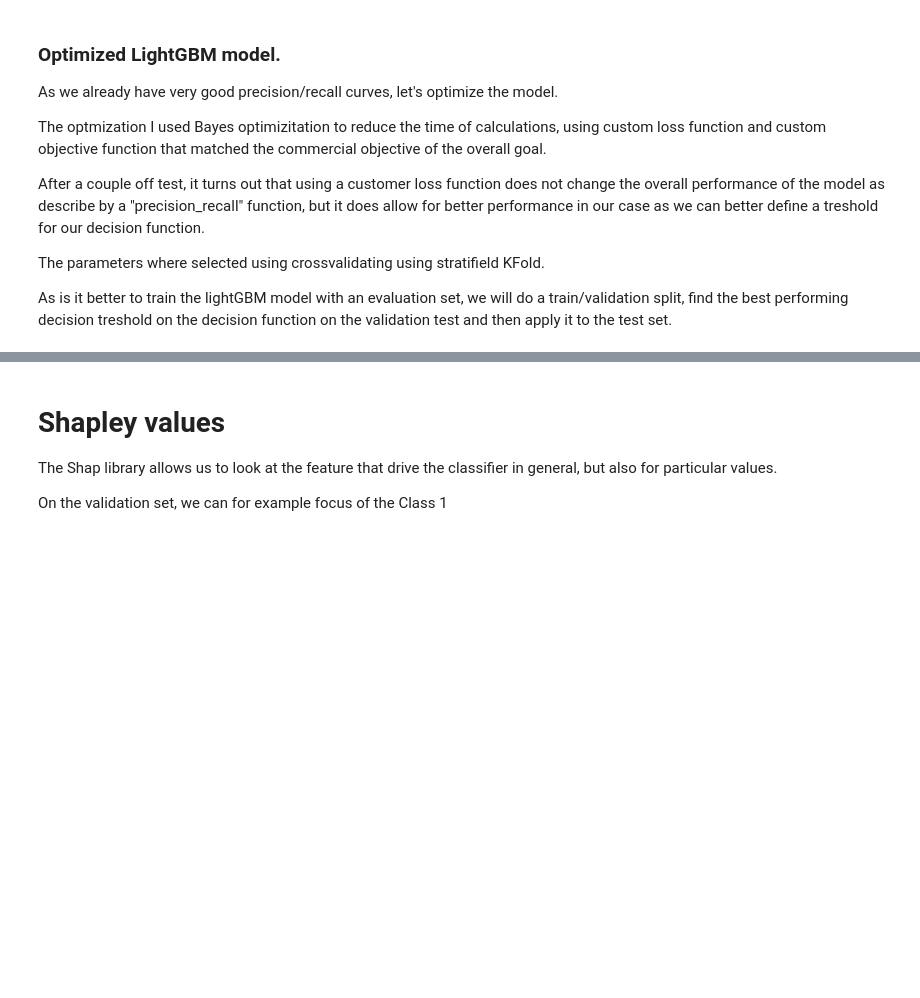
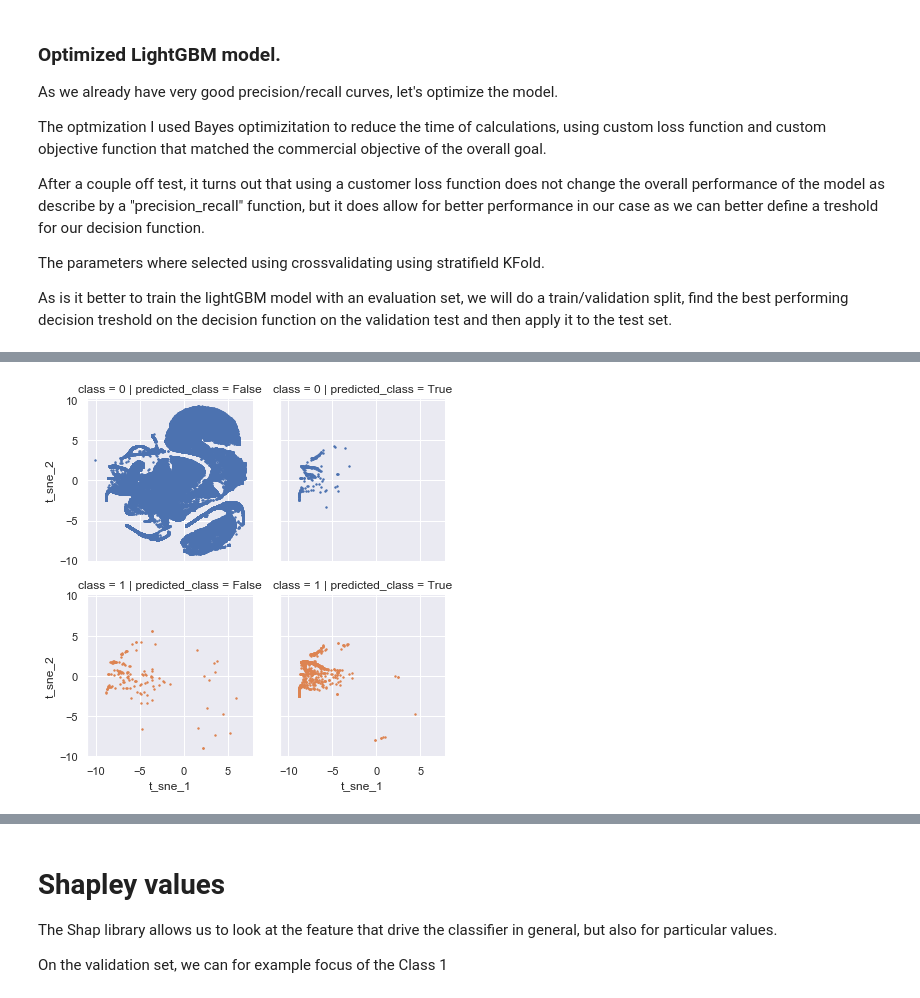
Before and after one commit to percevalve/test, a Jupyter notebook: scania/scania_first_work.ipynb, the cells around one changed output, grey strips where cells are left out. Cells and saved outputs as stored; diff of their text form; code cells hidden in the pictures; blank space fills up the shorter version.

```diff
--- a/scania/scania_first_work.ipynb
+++ b/scania/scania_first_work.ipynb
@@ -568,0 +575,19 @@ to_show
+# %%
+plt.rcParams['figure.figsize'] = (20.0, 10.0)
+
+sample["t_sne_1"] = tsne_results_2[:,0]
+sample["t_sne_2"] = tsne_results_2[:,1]
+# Use seaborn for easy faceting
+g = sns.FacetGrid(sample, col="class",row="predicted_class", hue="Class")
+g = (g.map(plt.scatter, "t_sne_1", "t_sne_2",s=2))
+# %%
+from sklearn.manifold import TSNE
+import time
+n_sne = 50000
+sample = results.replace(np.nan,0)
+
+time_start = time.time()
+tsne = TSNE(n_components=2, verbose=1, perplexity=50, n_iter=300)
+tsne_results_2 = tsne.fit_transform(sample[counter_columns].values)
+
+print('t-SNE done! Time elapsed: {} seconds'.format(time.time()-time_start))
@@ -569,3 +612,13 @@ to_show
+# %%
+#plt.rcParams['figure.figsize'] = (20.0, 10.0)
+sns.set(rc={'figure.figsize':(11.7,8.27)})
+sample["t_sne_1"] = tsne_results_2[:,0]
+sample["t_sne_2"] = tsne_results_2[:,1]
+# Use seaborn for easy faceting
+g = sns.FacetGrid(sample,  row="class",col="predicted_class", hue="class")
+g = (g.map(plt.scatter, "t_sne_1", "t_sne_2",s=2))
+# %% [output]
+[figure, added]
 # %%
 import shap
 
```
Also changed, not shown: parts of 18 cells of this notebook.
